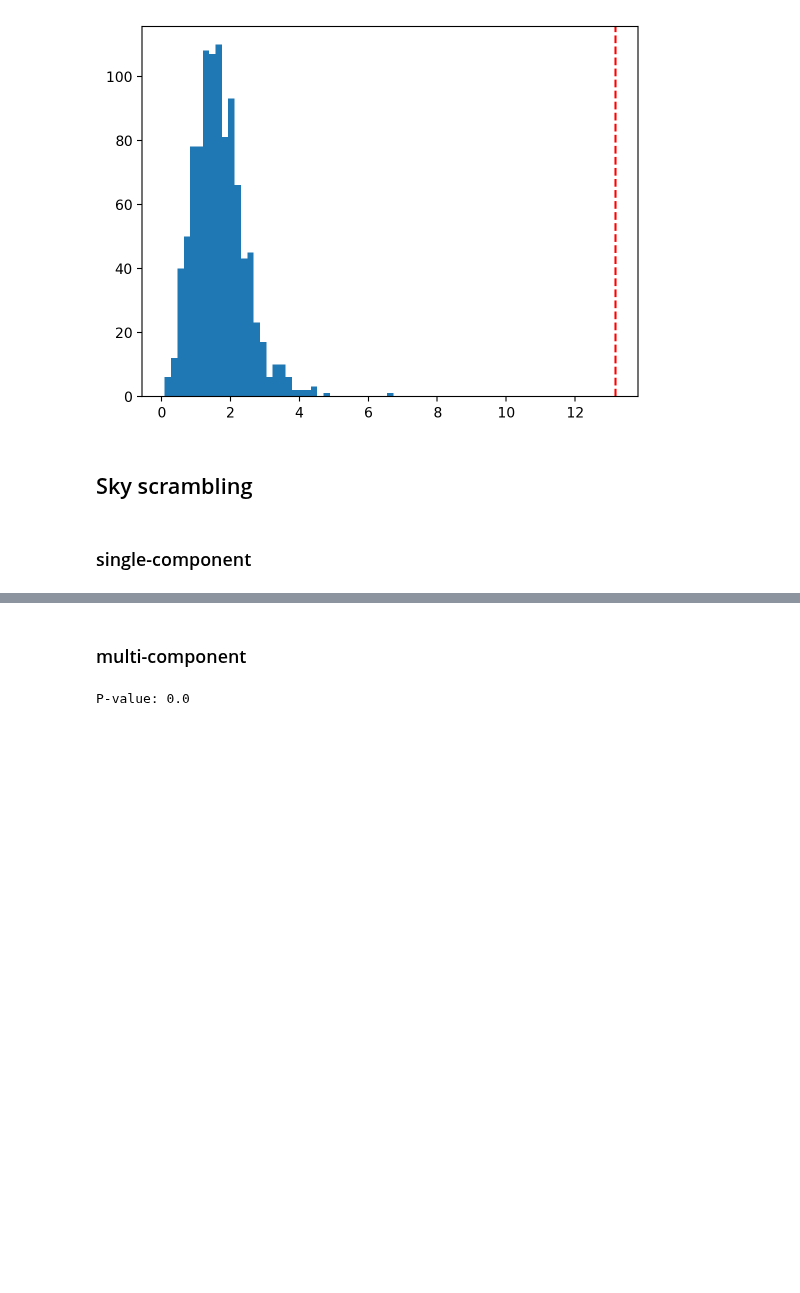
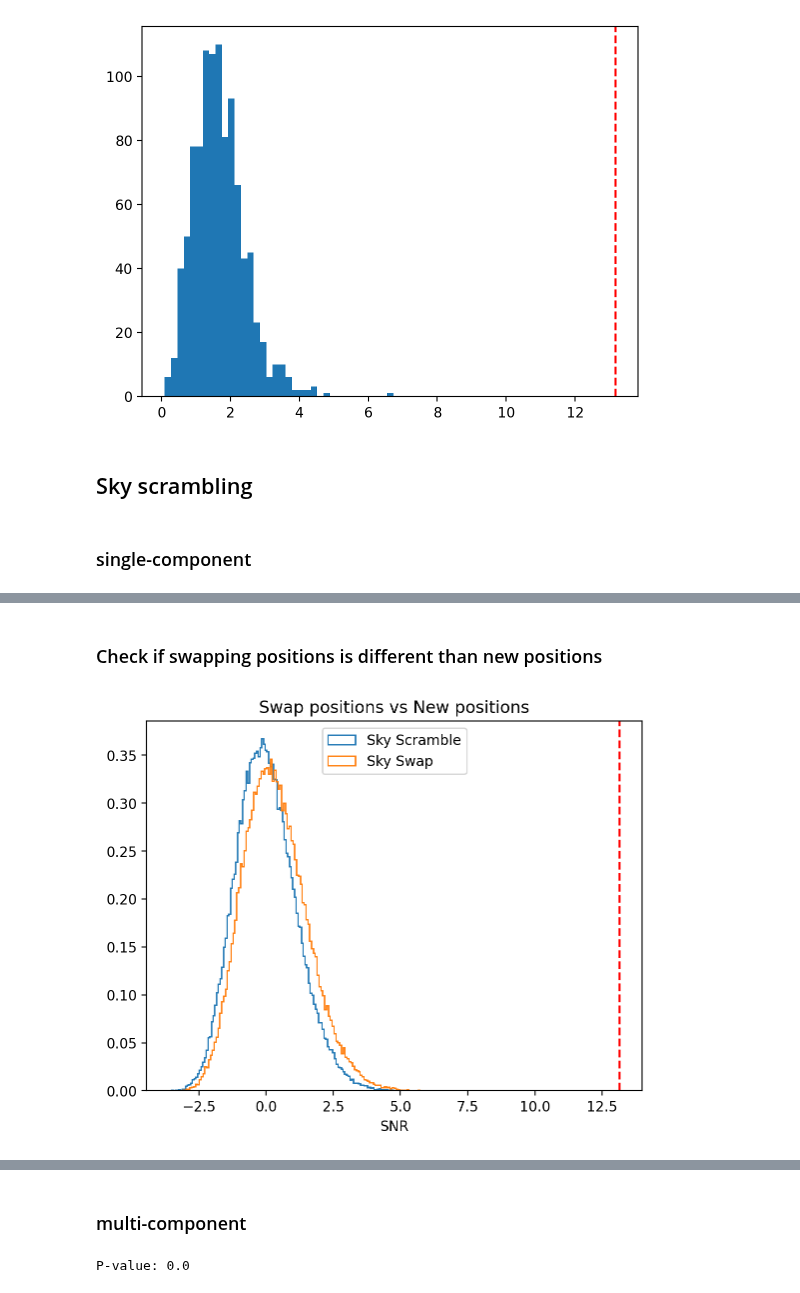
Before and after one commit to GersbachKa/defiant, a Jupyter notebook: notebooks/null_distributions.ipynb, the cells around one changed output, grey strips where cells are left out. Drawn from its saved outputs; the diff is of its cells as text; code cells hidden in the pictures; blank space fills up the shorter version.

Commit message:
sky scrambles and swaps are good to go

```diff
--- a/notebooks/null_distributions.ipynb
+++ b/notebooks/null_distributions.ipynb
@@ -231,0 +232,16 @@ P-value: 0.0
+# %% [markdown]
+### Check if swapping positions is different than new positions
+# %%
+OS_obj.set_orf(['hd'])
+p,snr,n_dist = sky_scramble_OS(OS_obj,inj_params,n_scrambles=int(1e5),swap_pos=False)
+_,_,swap_dist = sky_scramble_OS(OS_obj,inj_params,n_scrambles=int(1e5),swap_pos=True)
+# %%
+plt.hist(n_dist,bins='auto',histtype='step',label='Sky Scramble',density=True);
+plt.hist(swap_dist,bins='auto',histtype='step',label='Sky Swap',density=True);
+plt.axvline(snr, color='r', linestyle='--')
+plt.legend()
+plt.xlabel('SNR')
+plt.title('Swap positions vs New positions')
+plt.show()
+# %% [output]
+[figure, added]
```
Also changed, not shown: parts of 2 cells of this notebook.
